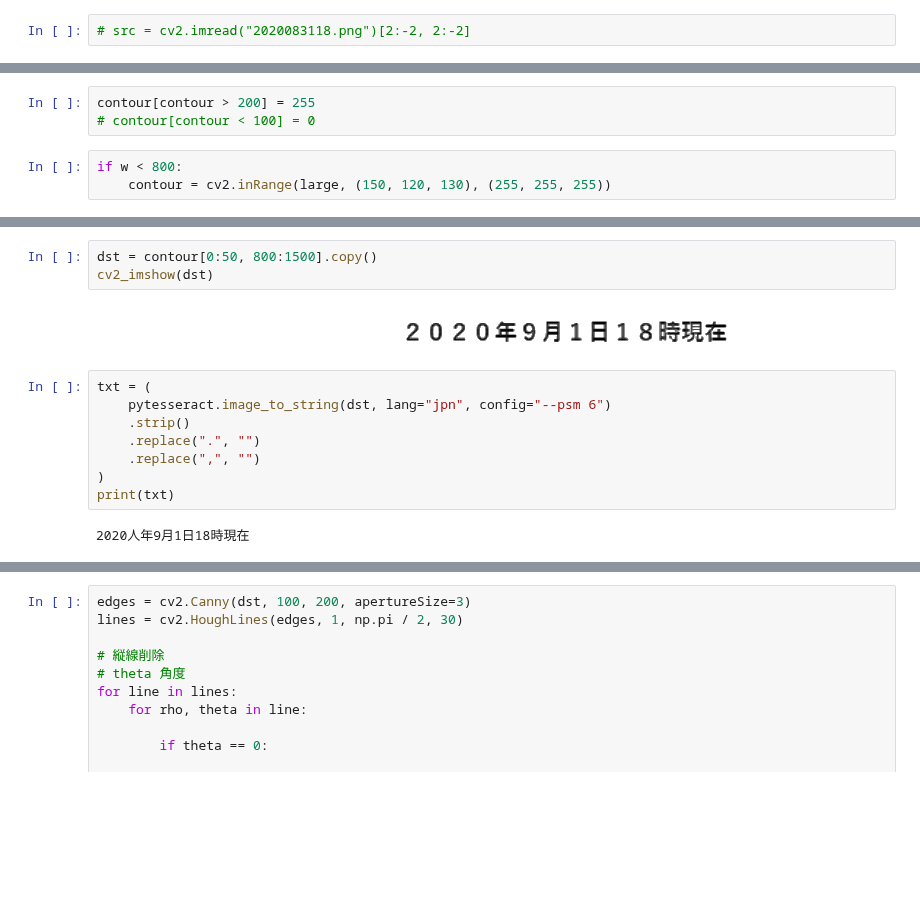
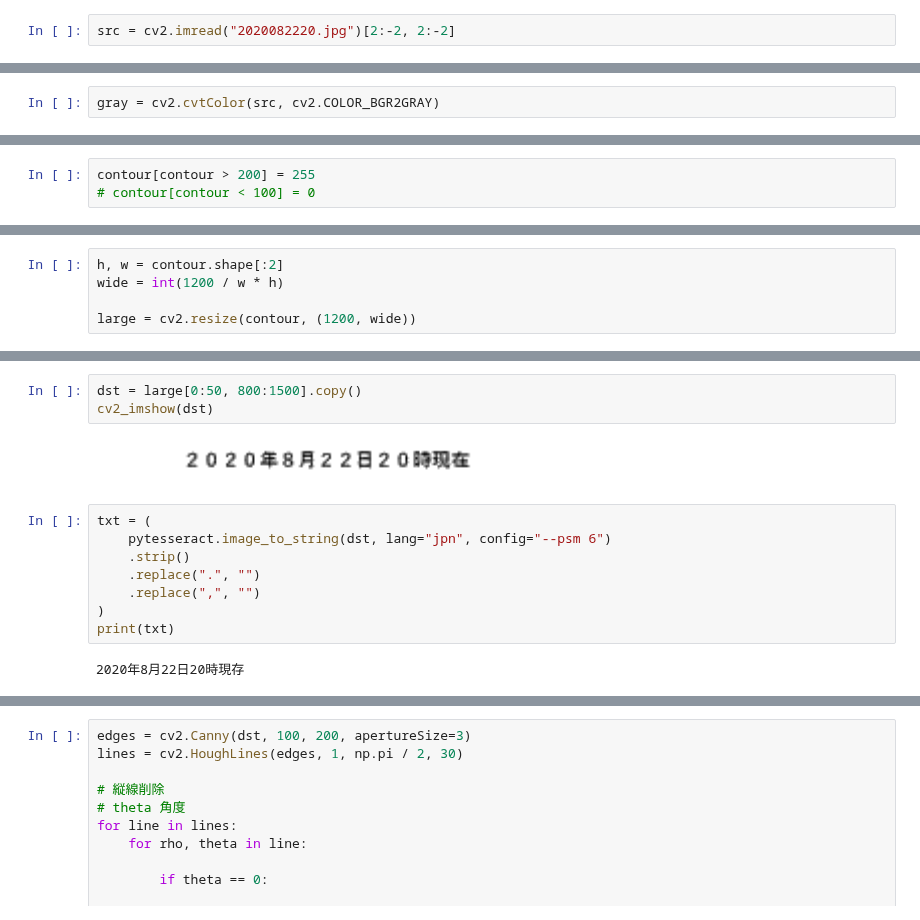
Before and after one commit to imabari/covid19-data, a Jupyter notebook: aichi/aichi_ocr.ipynb, the cells around one changed output, grey strips where cells are left out. Cells and saved outputs as stored; diff of their text form; blank space fills up the shorter version.

```diff
--- a/aichi/aichi_ocr.ipynb
+++ b/aichi/aichi_ocr.ipynb
@@ -83,4 +83,4 @@ src = cv2.imread(str(jpg_path))[2:-2, 2:-2]
 # %% [markdown]
 # ファイルを選択
 # %%
-# src = cv2.imread("2020083118.png")[2:-2, 2:-2]
+src = cv2.imread("2020082220.jpg")[2:-2, 2:-2]
@@ -93,3 +87,5 @@ gray = cv2.cvtColor(large, cv2.COLOR_BGR2GRAY)
+# %%
+gray = cv2.cvtColor(src, cv2.COLOR_BGR2GRAY)
 # %%
 kernel = cv2.getStructuringElement(cv2.MORPH_RECT, (5, 5))
 dilated = cv2.dilate(gray, kernel, iterations=1)
@@ -99,6 +95,3 @@ contour = cv2.bitwise_not(diff)
 # %%
 contour[contour > 200] = 255
 # contour[contour < 100] = 0
-# %%
-if w < 800:
-    contour = cv2.inRange(large, (150, 120, 130), (255, 255, 255))
@@ -109,3 +98,8 @@ cv2_imshow(contour)
+# %%
+h, w = contour.shape[:2]
+wide = int(1200 / w * h)
+
+large = cv2.resize(contour, (1200, wide))
 # %%
 # 楕円形カーネル
 kernel = cv2.getStructuringElement(cv2.MORPH_ELLIPSE, (3, 3))
@@ -171,8 +153,8 @@ cv2_imshow(large)
 # %%
-dst = contour[0:50, 800:1500].copy()
+dst = large[0:50, 800:1500].copy()
 cv2_imshow(dst)
 # %% [output]
-[figure, old version]
+[figure, new version]
 # %%
 txt = (
     pytesseract.image_to_string(dst, lang="jpn", config="--psm 6")
@@ -182,7 +164,7 @@ txt = (
 )
 print(txt)
 # %% [output]
-2020人年9月1日18時現在
+2020年8月22日20時現存
 # %%
 # 座標
 x1, x2, y1, y2 = rects[0]
```
Also changed, not shown: parts of 9 cells of this notebook.
